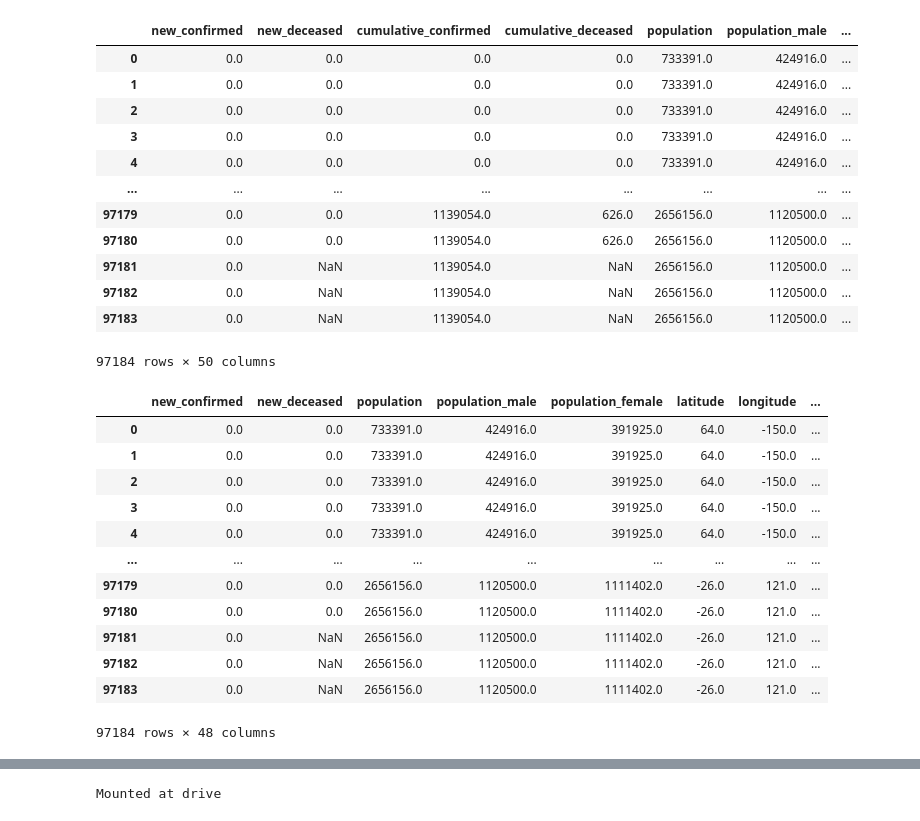
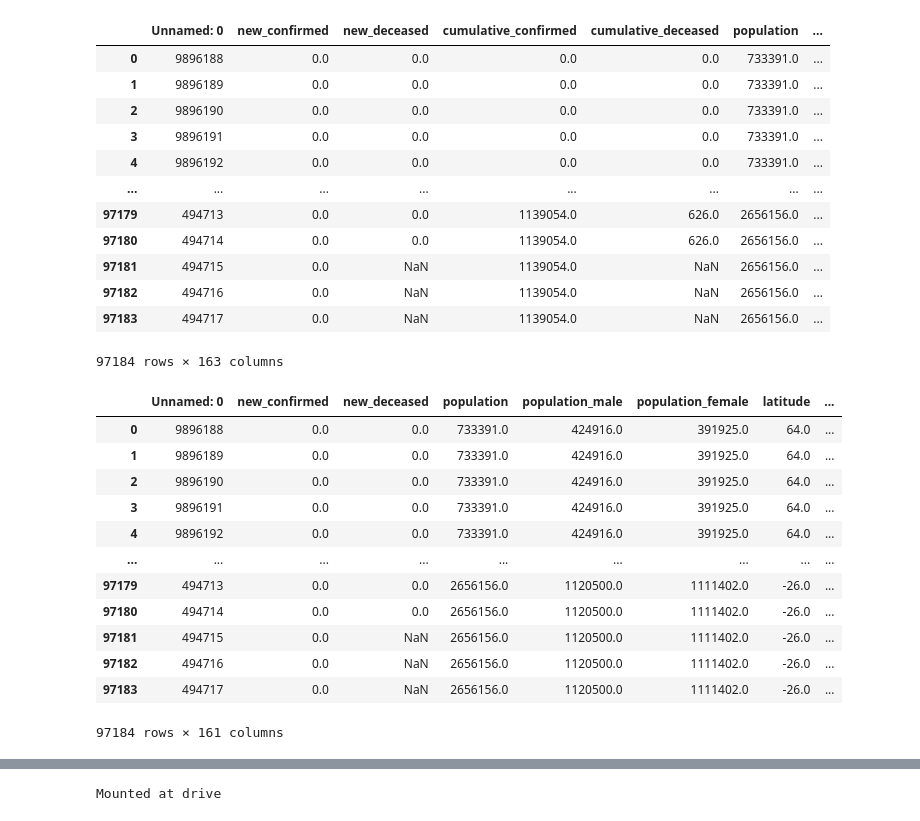
Before and after one commit to danlingzhou16/stat390, a Jupyter notebook: STAT390_data_imputation.ipynb, the cells around one changed output, grey strips where cells are left out. Drawn from its saved outputs; the diff is of its cells as text; code cells hidden in the pictures.

```diff
--- a/STAT390_data_imputation.ipynb
+++ b/STAT390_data_imputation.ipynb
@@ -17,42 +67,41 @@ def select_20_miss(df):
     selected_cln = list(find_20_miss(df).index)
     return df[selected_cln]
 # %%
-num_data = data.select_dtypes(include='number')
 num_data = select_20_miss(num_data)
-num_data = num_data.iloc[:,1:51]
+# num_data = num_data.iloc[:,1:51]
 num_data
 # %% [output]
-|  | new_confirmed | new_deceased | cumulative_confirmed | cumulative_deceased | population | population_male | ... |
-| 0 | 0.0 | 0.0 | 0.0 | 0.0 | 733391.0 | 424916.0 | ... |
-| 1 | 0.0 | 0.0 | 0.0 | 0.0 | 733391.0 | 424916.0 | ... |
-| 2 | 0.0 | 0.0 | 0.0 | 0.0 | 733391.0 | 424916.0 | ... |
-| 3 | 0.0 | 0.0 | 0.0 | 0.0 | 733391.0 | 424916.0 | ... |
-| 4 | 0.0 | 0.0 | 0.0 | 0.0 | 733391.0 | 424916.0 | ... |
+|  | Unnamed: 0 | new_confirmed | new_deceased | cumulative_confirmed | cumulative_deceased | population | ... |
+| 0 | 9896188 | 0.0 | 0.0 | 0.0 | 0.0 | 733391.0 | ... |
+| 1 | 9896189 | 0.0 | 0.0 | 0.0 | 0.0 | 733391.0 | ... |
+| 2 | 9896190 | 0.0 | 0.0 | 0.0 | 0.0 | 733391.0 | ... |
+| 3 | 9896191 | 0.0 | 0.0 | 0.0 | 0.0 | 733391.0 | ... |
+| 4 | 9896192 | 0.0 | 0.0 | 0.0 | 0.0 | 733391.0 | ... |
 | ... | ... | ... | ... | ... | ... | ... | ... |
-| 97179 | 0.0 | 0.0 | 1139054.0 | 626.0 | 2656156.0 | 1120500.0 | ... |
-| 97180 | 0.0 | 0.0 | 1139054.0 | 626.0 | 2656156.0 | 1120500.0 | ... |
-| 97181 | 0.0 | NaN | 1139054.0 | NaN | 2656156.0 | 1120500.0 | ... |
-| 97182 | 0.0 | NaN | 1139054.0 | NaN | 2656156.0 | 1120500.0 | ... |
-| 97183 | 0.0 | NaN | 1139054.0 | NaN | 2656156.0 | 1120500.0 | ... |
+| 97179 | 494713 | 0.0 | 0.0 | 1139054.0 | 626.0 | 2656156.0 | ... |
+| 97180 | 494714 | 0.0 | 0.0 | 1139054.0 | 626.0 | 2656156.0 | ... |
+| 97181 | 494715 | 0.0 | NaN | 1139054.0 | NaN | 2656156.0 | ... |
+| 97182 | 494716 | 0.0 | NaN | 1139054.0 | NaN | 2656156.0 | ... |
+| 97183 | 494717 | 0.0 | NaN | 1139054.0 | NaN | 2656156.0 | ... |
-97184 rows × 50 columns
+97184 rows × 163 columns
 # %%
 # Drop the column that's highly correlated to the target variable, drop the repetitive column
 num_data = num_data.drop(['cumulative_confirmed','cumulative_deceased'], axis=1)
 num_data
 # %% [output]
-|  | new_confirmed | new_deceased | population | population_male | population_female | latitude | longitude | ... |
-| 0 | 0.0 | 0.0 | 733391.0 | 424916.0 | 391925.0 | 64.0 | -150.0 | ... |
-| 1 | 0.0 | 0.0 | 733391.0 | 424916.0 | 391925.0 | 64.0 | -150.0 | ... |
-| 2 | 0.0 | 0.0 | 733391.0 | 424916.0 | 391925.0 | 64.0 | -150.0 | ... |
-| 3 | 0.0 | 0.0 | 733391.0 | 424916.0 | 391925.0 | 64.0 | -150.0 | ... |
-| 4 | 0.0 | 0.0 | 733391.0 | 424916.0 | 391925.0 | 64.0 | -150.0 | ... |
+|  | Unnamed: 0 | new_confirmed | new_deceased | population | population_male | population_female | latitude | ... |
+| 0 | 9896188 | 0.0 | 0.0 | 733391.0 | 424916.0 | 391925.0 | 64.0 | ... |
+| 1 | 9896189 | 0.0 | 0.0 | 733391.0 | 424916.0 | 391925.0 | 64.0 | ... |
+| 2 | 9896190 | 0.0 | 0.0 | 733391.0 | 424916.0 | 391925.0 | 64.0 | ... |
+| 3 | 9896191 | 0.0 | 0.0 | 733391.0 | 424916.0 | 391925.0 | 64.0 | ... |
+| 4 | 9896192 | 0.0 | 0.0 | 733391.0 | 424916.0 | 391925.0 | 64.0 | ... |
 | ... | ... | ... | ... | ... | ... | ... | ... | ... |
-| 97179 | 0.0 | 0.0 | 2656156.0 | 1120500.0 | 1111402.0 | -26.0 | 121.0 | ... |
-| 97180 | 0.0 | 0.0 | 2656156.0 | 1120500.0 | 1111402.0 | -26.0 | 121.0 | ... |
-| 97181 | 0.0 | NaN | 2656156.0 | 1120500.0 | 1111402.0 | -26.0 | 121.0 | ... |
-| 97182 | 0.0 | NaN | 2656156.0 | 1120500.0 | 1111402.0 | -26.0 | 121.0 | ... |
-| 97183 | 0.0 | NaN | 2656156.0 | 1120500.0 | 1111402.0 | -26.0 | 121.0 | ... |
+| 97179 | 494713 | 0.0 | 0.0 | 2656156.0 | 1120500.0 | 1111402.0 | -26.0 | ... |
+| 97180 | 494714 | 0.0 | 0.0 | 2656156.0 | 1120500.0 | 1111402.0 | -26.0 | ... |
+| 97181 | 494715 | 0.0 | NaN | 2656156.0 | 1120500.0 | 1111402.0 | -26.0 | ... |
+| 97182 | 494716 | 0.0 | NaN | 2656156.0 | 1120500.0 | 1111402.0 | -26.0 | ... |
+| 97183 | 494717 | 0.0 | NaN | 2656156.0 | 1120500.0 | 1111402.0 | -26.0 | ... |
-97184 rows × 48 columns
+97184 rows × 161 columns
 # %%
 # impute data
 from sklearn.model_selection import KFold
```
Also changed, not shown: parts of 5 cells of this notebook.
